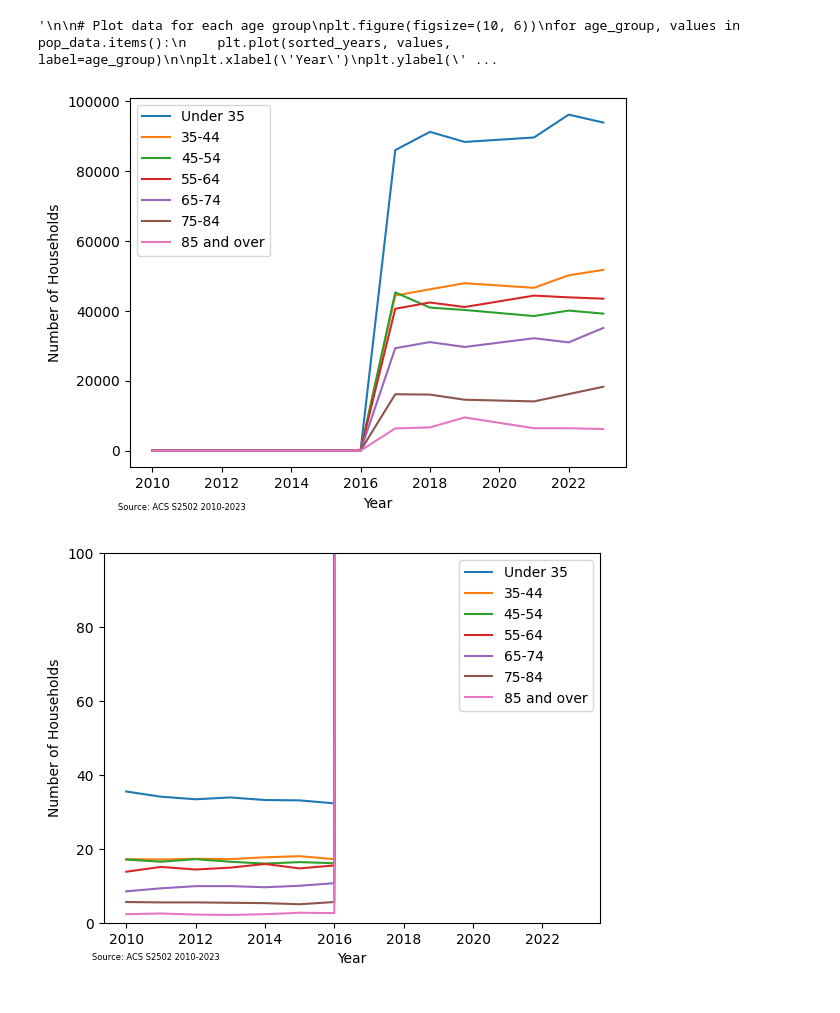
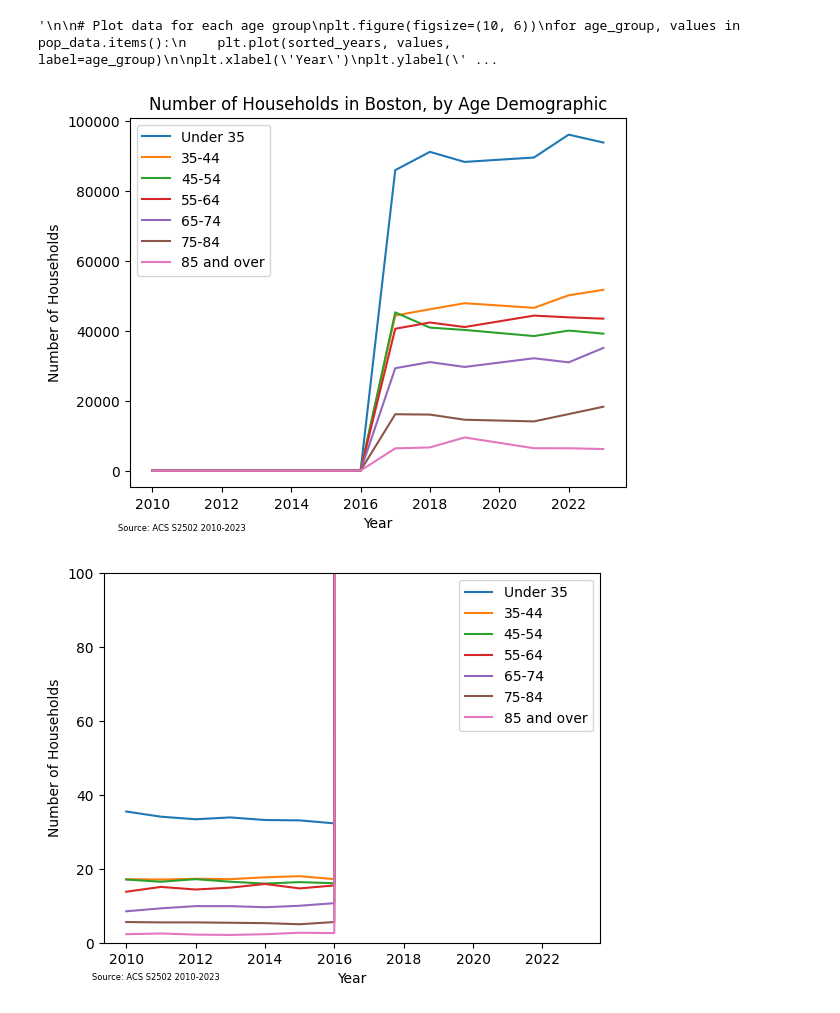
Before and after one commit to an-bo-chen/6.C85-Final-Project, a Jupyter notebook: visualization scripts/acs_ages_extraction.ipynb, the cells around one changed output. Drawn from its saved outputs; the diff is of its cells as text; code cells hidden in the pictures.

Commit message:
polished figures

```diff
--- a/visualization scripts/acs_ages_extraction.ipynb
+++ b/visualization scripts/acs_ages_extraction.ipynb
@@ -188,18 +179,19 @@ for i in range(len(df_dict)):
 # %%
 plt.plot(years,age1,label = age_labels[0])
 plt.plot(years,age2,label = age_labels[1])
 plt.plot(years,age3,label = age_labels[2])
 plt.plot(years,age4,label = age_labels[3])
 plt.plot(years,age5,label = age_labels[4])
 plt.plot(years,age6,label = age_labels[5])
 plt.plot(years,age7,label = age_labels[6])
 plt.xlabel('Year')
 plt.ylabel("Number of Households")
 plt.text(2009, -17000, "Source: ACS S2502 2010-2023", fontsize=6)
+plt.title("Number of Households in Boston, by Age Demographic")
 plt.legend()
 plt.show()
 # %% [output]
-[figure, old version]
+[figure, new version]
 # %%
 plt.plot(years,age1,label = age_labels[0])
 plt.plot(years,age2,label = age_labels[1])
```
Also changed, not shown: parts of 3 cells of this notebook, 2 other files.
